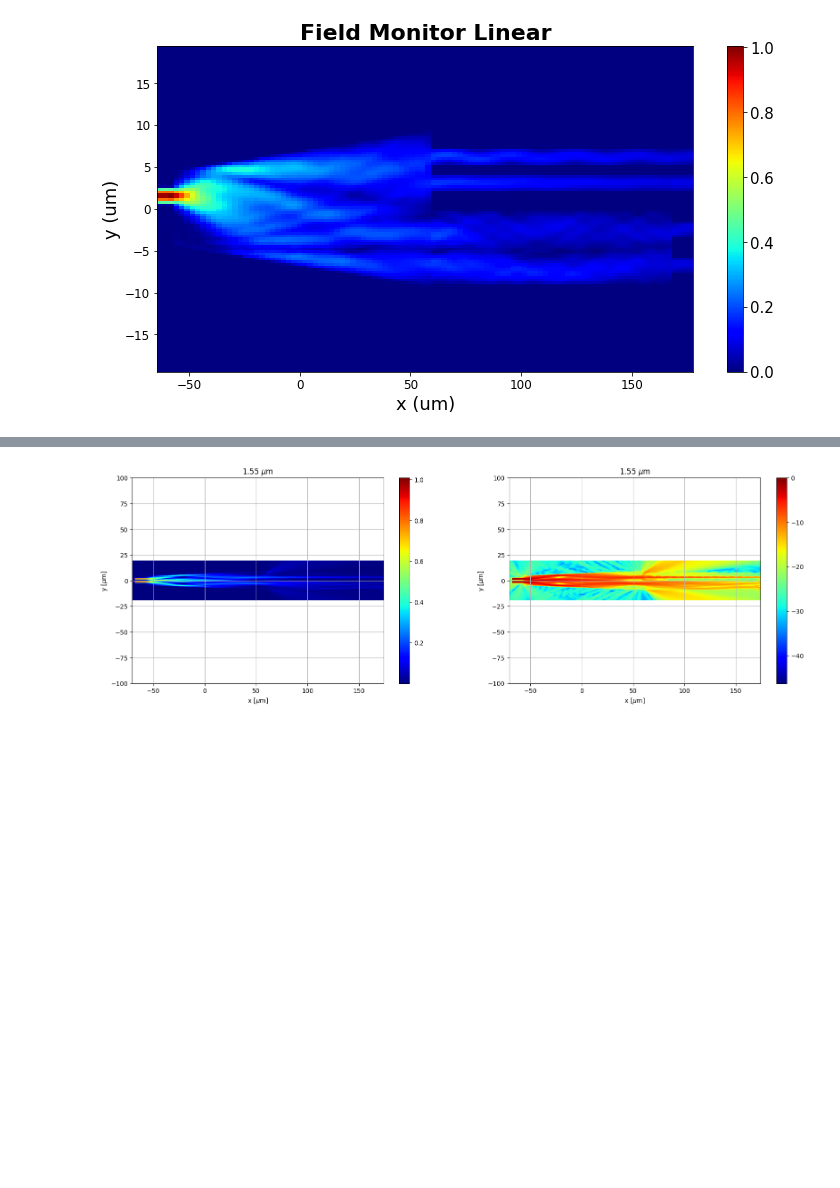
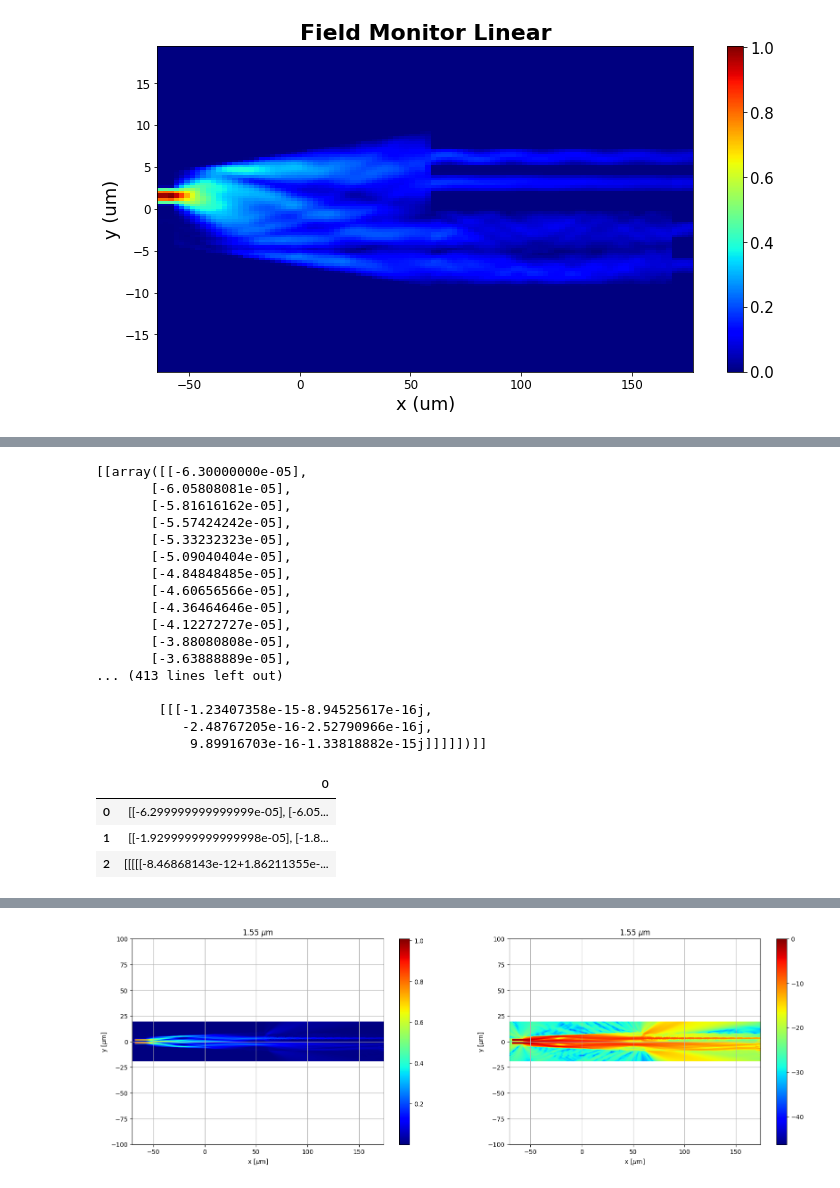
Before and after one commit to Leoopessoa/2x4MMI_Hybrid, a Jupyter notebook: Simulation/Hybrid_Assemble.ipynb, the cells around one changed output, grey strips where cells are left out. Drawn from its saved outputs; the diff is of its cells as text; code cells hidden in the pictures; blank space fills up the shorter version.

```diff
--- a/Simulation/Hybrid_Assemble.ipynb
+++ b/Simulation/Hybrid_Assemble.ipynb
@@ -2047,0 +2103,30 @@ EOFError: Ran out of input
+# %%
+file = open("saveddata/"+name,'rb') # Read the saved .txt
+field2 = plk.load(file)
+file.close()
+
+print(field2)
+dataFrame = pd.DataFrame(field2)
+dataFrame
+# %% [output]
+[[array([[-6.30000000e-05],
+       [-6.05808081e-05],
+       [-5.81616162e-05],
+       [-5.57424242e-05],
+       [-5.33232323e-05],
+       [-5.09040404e-05],
+       [-4.84848485e-05],
+       [-4.60656566e-05],
+       [-4.36464646e-05],
+       [-4.12272727e-05],
+       [-3.88080808e-05],
+       [-3.63888889e-05],
+... (413 lines left out)
+
+        [[[-1.23407358e-15-8.94525617e-16j,
+           -2.48767205e-16-2.52790966e-16j,
+            9.89916703e-16-1.33818882e-15j]]]]])]]
+|  | 0 |
+| 0 | [[-6.299999999999999e-05], [-6.05... |
+| 1 | [[-1.9299999999999998e-05], [-1.8... |
+| 2 | [[[[[-8.46868143e-12+1.86211355e-... |
```
Also changed, not shown: parts of 6 cells of this notebook, 5 other files.
